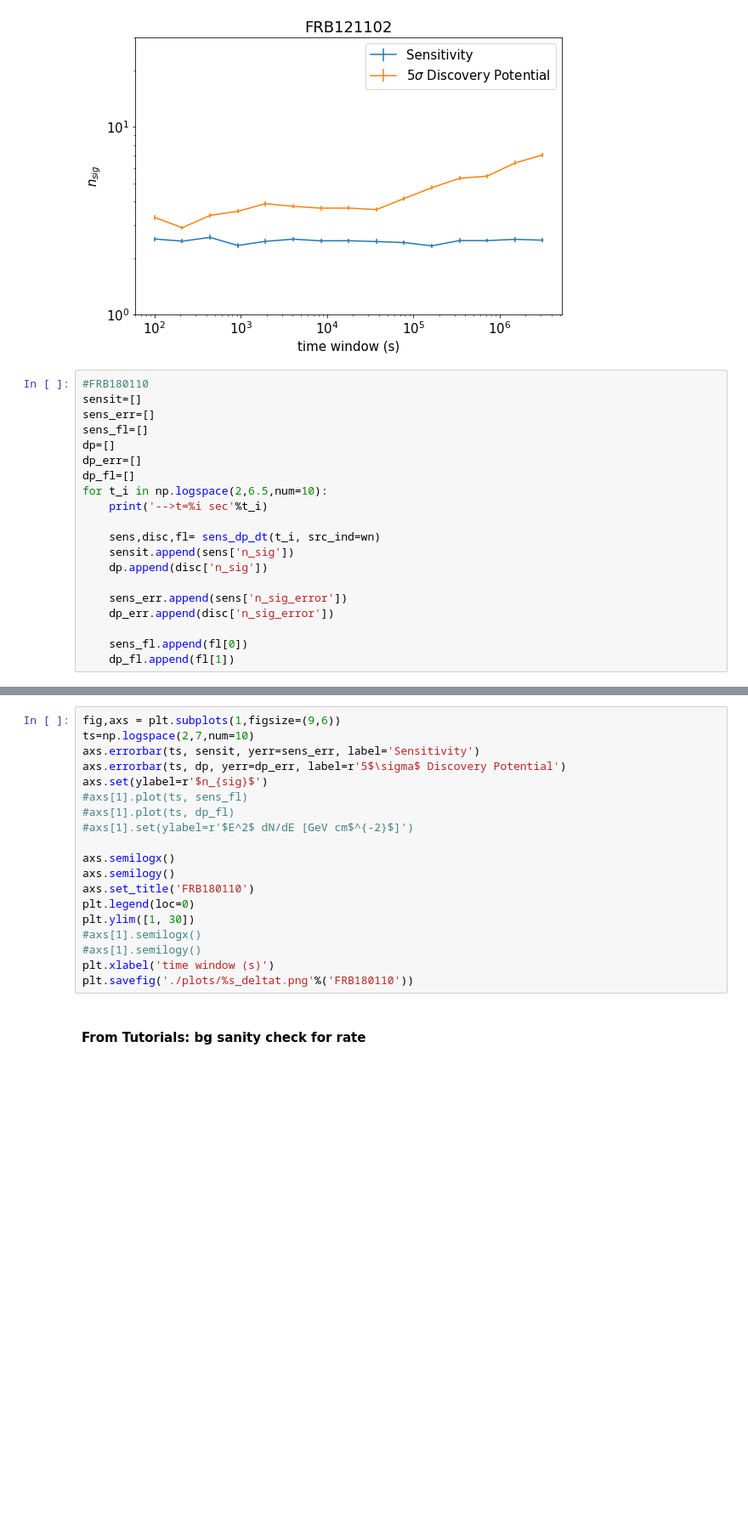
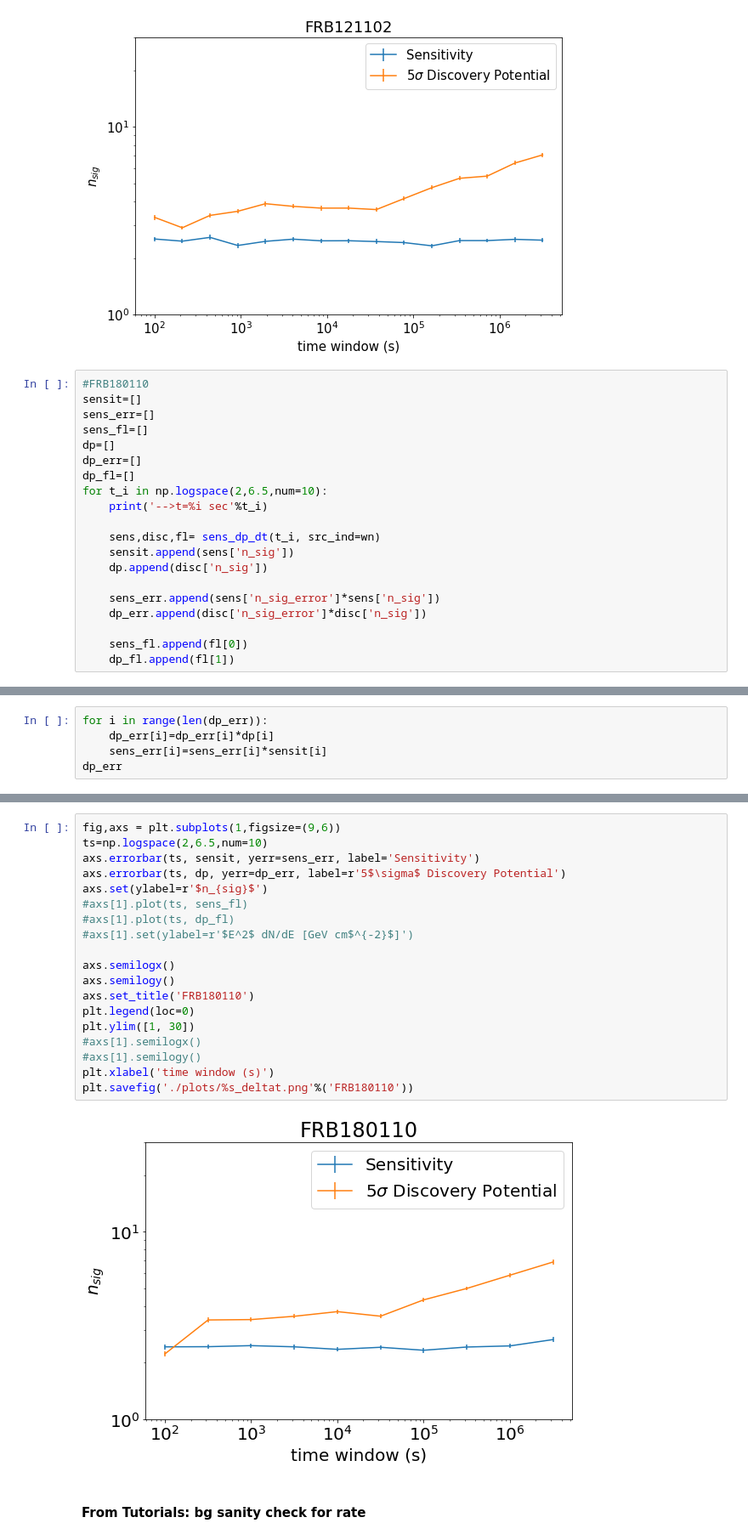
Before and after one commit to jessiethw/FRB, a Jupyter notebook: csky_bg_pfrc.ipynb, the cells around one changed output, grey strips where cells are left out. Shown at 85% size. Cells and saved outputs as stored; diff of their text form; blank space fills up the shorter version.

```diff
--- a/csky_bg_pfrc.ipynb
+++ b/csky_bg_pfrc.ipynb
@@ -502,8 +499,8 @@ for t_i in np.logspace(2,6.5,num=10):
     sensit.append(sens['n_sig'])
     dp.append(disc['n_sig'])
 
-    sens_err.append(sens['n_sig_error'])
-    dp_err.append(disc['n_sig_error'])
+    sens_err.append(sens['n_sig_error']*sens['n_sig'])
+    dp_err.append(disc['n_sig_error']*disc['n_sig'])
 
     sens_fl.append(fl[0])
     dp_fl.append(fl[1])
@@ -525,0 +528,5 @@ sensitivity: 2.436 +/- 0.073 | DP: 4.215 +/- 0.105
+# %%
+for i in range(len(dp_err)):
+    dp_err[i]=dp_err[i]*dp[i]
+    sens_err[i]=sens_err[i]*sensit[i]
+dp_err
@@ -526,22 +544,24 @@ sensitivity: 2.436 +/- 0.073 | DP: 4.215 +/- 0.105
 # %%
 fig,axs = plt.subplots(1,figsize=(9,6))
-ts=np.logspace(2,7,num=10)
+ts=np.logspace(2,6.5,num=10)
 axs.errorbar(ts, sensit, yerr=sens_err, label='Sensitivity')
 axs.errorbar(ts, dp, yerr=dp_err, label=r'5$\sigma$ Discovery Potential')
 axs.set(ylabel=r'$n_{sig}$')
 #axs[1].plot(ts, sens_fl)
 #axs[1].plot(ts, dp_fl)
 #axs[1].set(ylabel=r'$E^2$ dN/dE [GeV cm$^{-2}$]')
 
 axs.semilogx()
 axs.semilogy()
 axs.set_title('FRB180110')
 plt.legend(loc=0)
 plt.ylim([1, 30])
 #axs[1].semilogx()
 #axs[1].semilogy()
 plt.xlabel('time window (s)')
 plt.savefig('./plots/%s_deltat.png'%('FRB180110'))
+# %% [output]
+[figure, added]
 # %% [markdown]
 #### From Tutorials: bg sanity check for rate
 # %%
```
Also changed, not shown: parts of 8 cells of this notebook.
